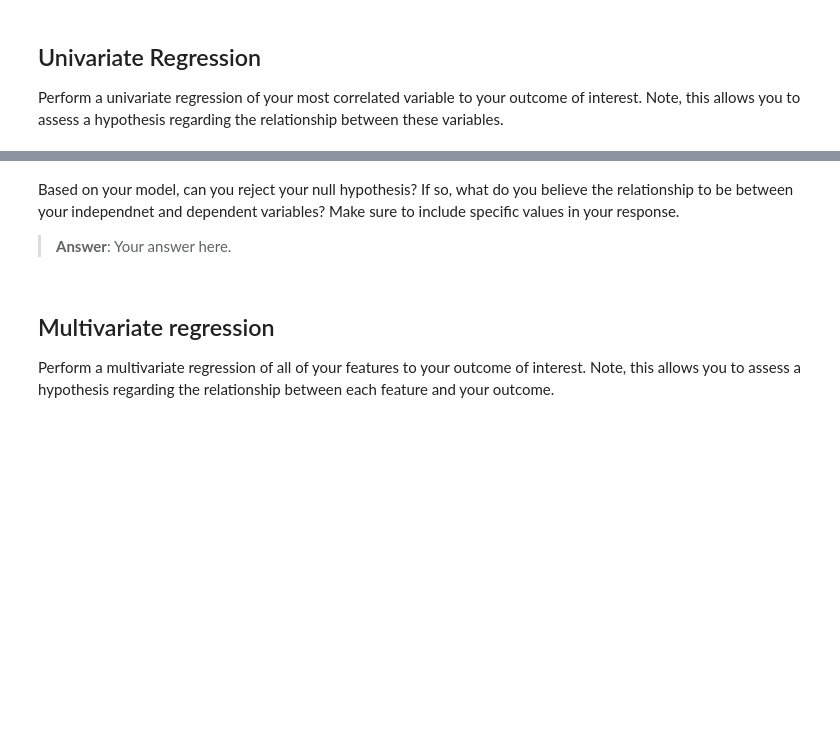
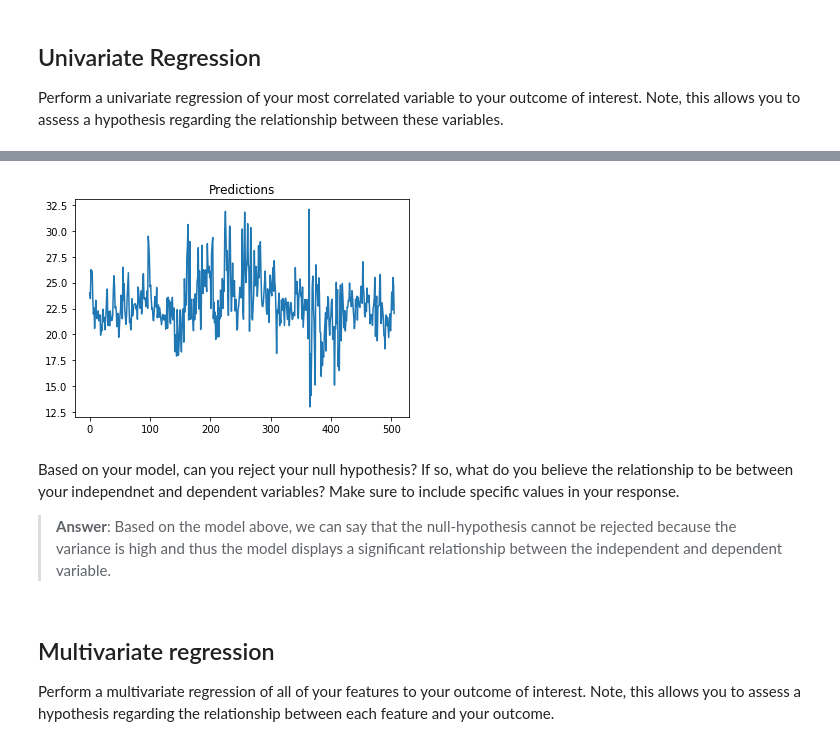
Before and after one commit to poojaram/linear-logistic-modelling, a Jupyter notebook: 01-boston-housing.ipynb, the cells around one changed output, grey strips where cells are left out. Drawn from its saved outputs; the diff is of its cells as text; code cells hidden in the pictures; blank space fills up the shorter version.

```diff
--- a/01-boston-housing.ipynb
+++ b/01-boston-housing.ipynb
@@ -68,7 +141,13 @@ Perform a univariate regression of your most correlated variable to your outcome
+# %%
+plt.plot(predictions)
+plt.title("Predictions")
+plt.show()
+# %% [output]
+[figure, added]
 # %% [markdown]
 Based on your model, can you reject your null hypothesis? If so, what do you believe the relationship to be between your independnet and dependent variables? Make sure to include specific values in your response.
 
-> **Answer**: Your answer here.
+> **Answer**: Based on the model above, we can say that the null-hypothesis cannot be rejected because the variance is high and thus the model displays a significant relationship between the independent and dependent variable.
 # %% [markdown]
 ## Multivariate regression
 Perform a multivariate regression of all of your features to your outcome of interest. Note, this allows you to assess a hypothesis regarding the relationship between each feature and your outcome.
```
Also changed, not shown: parts of 13 cells of this notebook, 2 other files.
